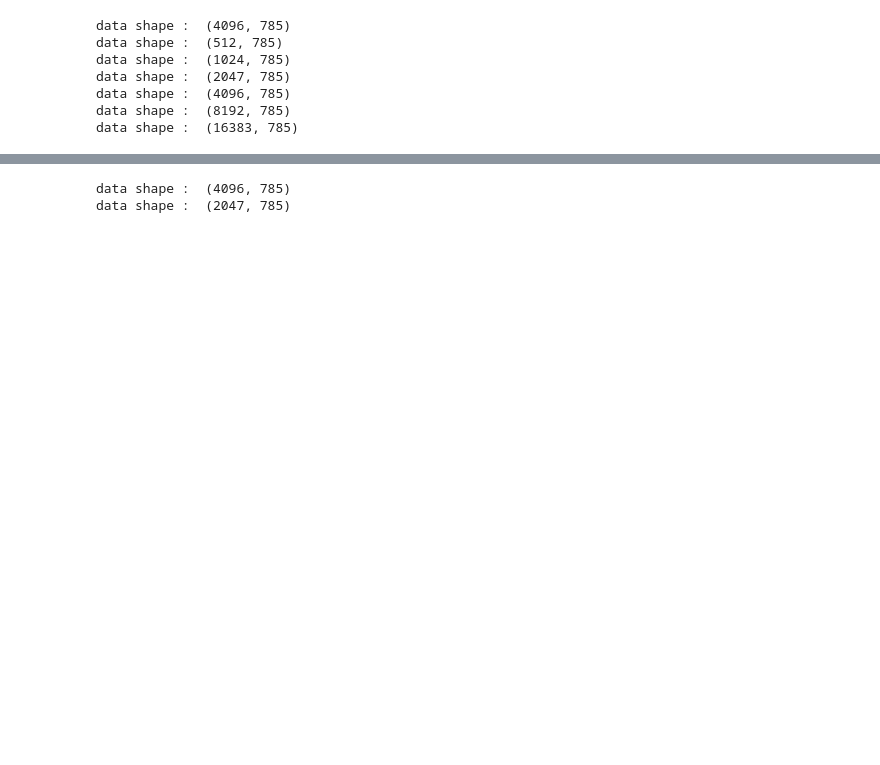
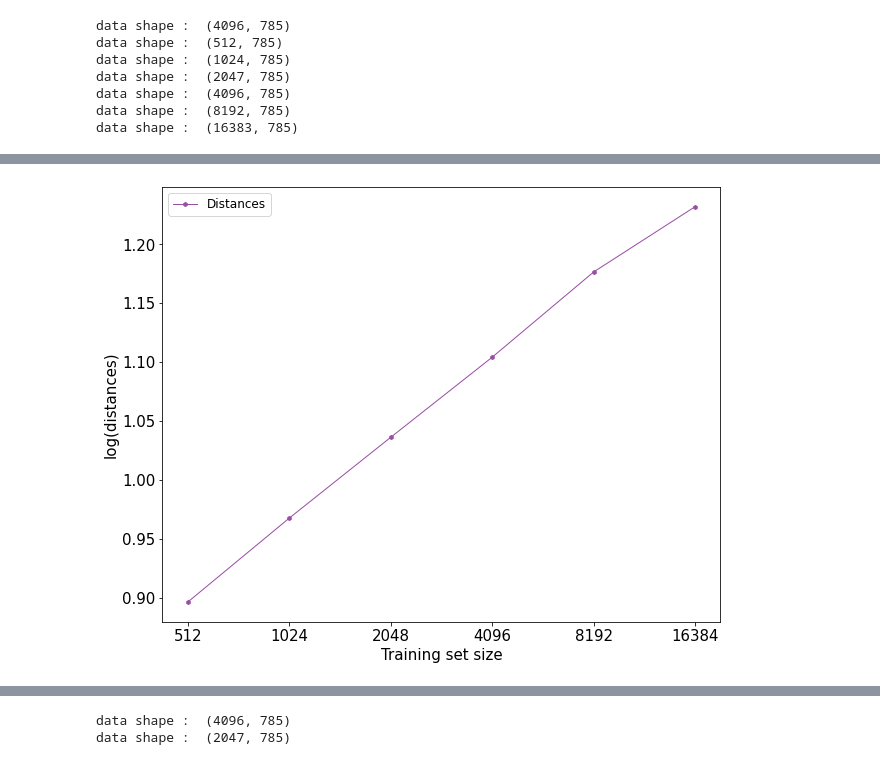
Before and after one commit to MH-Lee/IE513_project, a Jupyter notebook: realdata_experiment_multiclass.ipynb, the cells around one changed output, grey strips where cells are left out. Drawn from its saved outputs; the diff is of its cells as text; code cells hidden in the pictures; blank space fills up the shorter version.

```diff
--- a/realdata_experiment_multiclass.ipynb
+++ b/realdata_experiment_multiclass.ipynb
@@ -157 +189,11 @@ plot_figure("Training set size", "Bound", FLAGS["n_train_list"], bounds, xticks=
+# %%
+distances = [np.linalg.norm([np.linalg.norm(w[0] - w[1]) for w in zip(free_device(final_weights_list[k]), free_device(initial_weights_3))])
+             for k in range(FLAGS["n_experiments"])]
+plot_figure("Training set size", "distances", FLAGS["n_train_list"],
+            [distances],
+            xticks=FLAGS["n_train_list"],
+            save_path=test_norm_path,
+            ylabels=["Distances"])
+# %% [output]
+[figure, added]
 # %%
```
Also changed, not shown: parts of 18 cells of this notebook, 4 other files.
